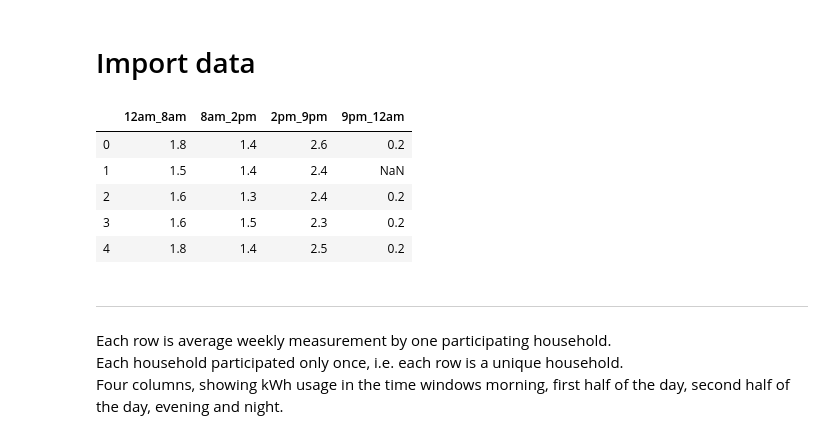
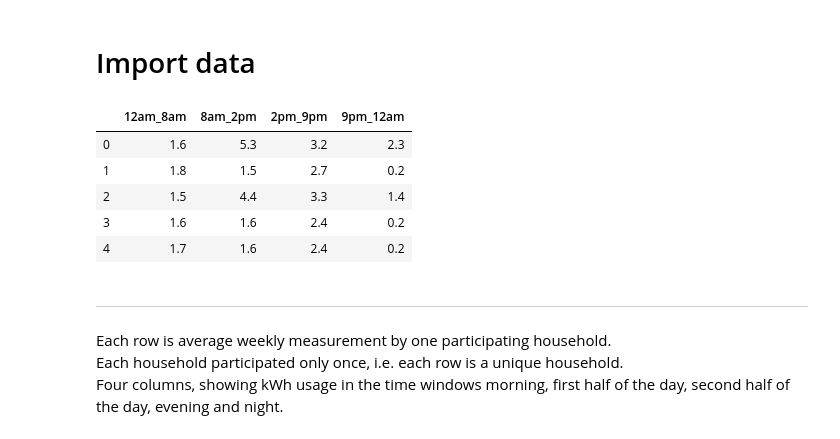
Before and after one commit to Toumetis/2019_09_11_WorkshopWednesdays, a Jupyter notebook: notebooks/workshop/Data_analysis_1.ipynb, the cells around one changed output. Cells and saved outputs as stored; diff of their text form; code cells hidden in the pictures.

```diff
--- a/notebooks/workshop/Data_analysis_1.ipynb
+++ b/notebooks/workshop/Data_analysis_1.ipynb
@@ -9,19 +9,18 @@ import numpy as np
 # %% [markdown]
 # Import data
 # %%
-# TODO: change to Kaggle URL
-
-path = '/Users/elenahensinger/Documents/PROJECTS/2019/09_WorkshopWednesdays_W1/datasets'
-usage_df = pd.read_csv(path + '/workshop_data1.csv')
+# get data from guthub repository
+path = 'https://raw.githubusercontent.com/Toumetis/2019_09_11_WorkshopWednesdays/master/datasets'
+usage_df = pd.read_csv(path + '/workshop_data1.csv',index_col=0)
 
 usage_df.head(5)
 # %% [output]
 |  | 12am_8am | 8am_2pm | 2pm_9pm | 9pm_12am |
-| 0 | 1.8 | 1.4 | 2.6 | 0.2 |
-| 1 | 1.5 | 1.4 | 2.4 | NaN |
-| 2 | 1.6 | 1.3 | 2.4 | 0.2 |
-| 3 | 1.6 | 1.5 | 2.3 | 0.2 |
-| 4 | 1.8 | 1.4 | 2.5 | 0.2 |
+| 0 | 1.6 | 5.3 | 3.2 | 2.3 |
+| 1 | 1.8 | 1.5 | 2.7 | 0.2 |
+| 2 | 1.5 | 4.4 | 3.3 | 1.4 |
+| 3 | 1.6 | 1.6 | 2.4 | 0.2 |
+| 4 | 1.7 | 1.6 | 2.4 | 0.2 |
 # %% [markdown]
 ---
 Each row is average weekly measurement by one participating household.
```
Also changed, not shown: parts of 33 cells of this notebook.
